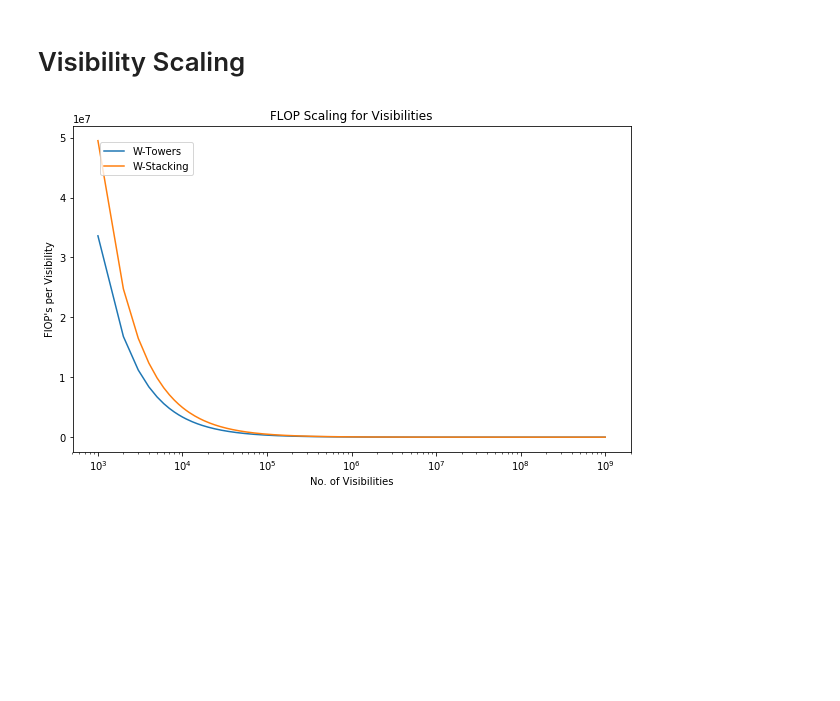
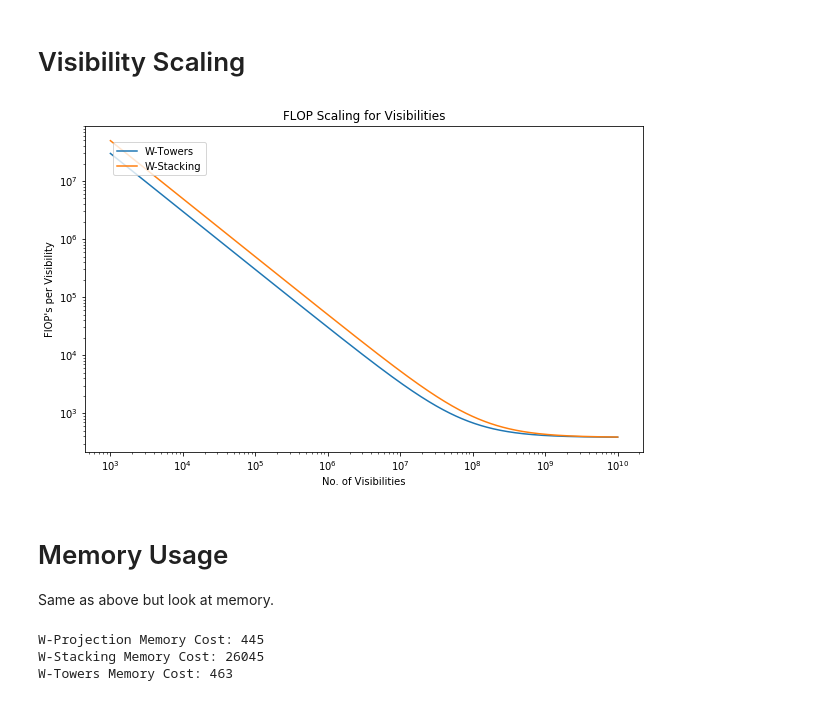
Before and after one commit to KentJames/Radio-Gridders, a Jupyter notebook: doc/complexity-analysis.ipynb, the cells around one changed output. Saved outputs shown, nothing was run; the diff lists cells and outputs as text; code cells hidden in the pictures; blank space fills up the shorter version.

```diff
--- a/doc/complexity-analysis.ipynb
+++ b/doc/complexity-analysis.ipynb
@@ -285,27 +284,75 @@ plot_flops_for_increase_floors(1, 100, 1, vis_no, grid_size, support_size_stack,
 # %%
 def plot_flops_for_increase_vis(min_vis, max_vis, vis_iter,
                                 subgrid_size, grid_size, support_size, floors):
 
     arr_vis = np.arange(min_vis, max_vis, vis_iter)
     margin_size = np.floor((support_size + 1)/2)
 
     chunk_count = calculate_chunks(grid_size, margin_size, subgrid_size)
 
     flops_towers = vflopstower(arr_vis, grid_size, support_size, subgrid_size, chunk_count, floors) / arr_vis
     flops_wstack = vflopsstack(arr_vis, grid_size, support_size, chunk_count, floors) / arr_vis
 
 
     plt.plot(arr_vis, flops_towers, label='W-Towers')
     plt.plot(arr_vis, flops_wstack, label='W-Stacking')
     plt.xlabel('No. of Visibilities')
     plt.xscale('log')
     plt.ylabel('FlOP\'s per Visibility')
     plt.yscale('log')
     plt.title('FLOP Scaling for Visibilities')
     plt.legend(bbox_to_anchor=(0.05, 0.95), loc=2, borderaxespad=0.)
     plt.savefig("visibility_scaling.pdf")
     plt.show()
 
-plot_flops_for_increase_vis(1000,1e9,1000,128, grid_size, support_size, 100)
+plot_flops_for_increase_vis(1000,10e9,100000,128, grid_size, support_size_stack, 100)
 # %% [output]
-[figure, old version]
+[figure, new version]
+# %% [markdown]
+# Memory Usage
+
+Same as above but look at memory.
+# %%
+def memory_cost_vis(n_vis):
+    return n_vis * 40
+
+def memory_cost_support(n_s, n_f):
+    return np.square(n_s) * n_f
+
+def memory_cost_grid_wproj(n_g):
+    return np.square(n_g) * 16
+
+def memory_cost_grid_wstack(n_g, n_f):
+    return np.square(n_g) * n_f * 16
+
+def memory_cost_grid_wtowers(n_sg, n_c):
+    return np.square(n_sg) * n_c * 16
+
+def memory_cost_wcorrect_wstack(n_g):
+    return np.square(n_g) * 16
+
+def memory_cost_wcorrect_wtowers(n_sg):
+    return np.square(n_sg) * 16
+
+def calculate_memory_wproj(n_vis, n_g, n_s, n_f):
+    return (memory_cost_vis(n_vis) + memory_cost_support(n_s, n_f) + memory_cost_grid_wproj(n_g))/(1024 ** 2)
+
+def calculate_memory_stack(n_vis, n_g, n_s, n_f):
+    return (memory_cost_vis(n_vis) + memory_cost_support(n_s, n_f) + memory_cost_grid_wstack(n_g,n_f)
+            + memory_cost_wcorrect_wstack(n_g))/(1024 ** 2)
+
+def calculate_memory_towers(n_vis, n_g, n_sg, n_s, n_c, n_f):
+    return (memory_cost_vis(n_vis) + memory_cost_support(n_s, n_f) + memory_cost_grid_wtowers(n_sg, n_c)
+           + memory_cost_wcorrect_wtowers(n_sg))/(1024 ** 2)
+
+vcalc_memory_wproj = np.vectorize(calculate_memory_wproj)
+vcalc_memory_stack = np.vectorize(calculate_memory_stack)
+vcalc_memory_towers = np.vectorize(calculate_memory_towers)
+
+print("W-Projection Memory Cost: %d" % calculate_memory_wproj(vis_no, grid_size, support_size, n_floors))
+print("W-Stacking Memory Cost: %d" % calculate_memory_stack(vis_no, grid_size, support_size, n_floors))
+print("W-Towers Memory Cost: %d" % calculate_memory_towers(vis_no, grid_size, subgrid_size, support_size, chunks, n_floors))
+# %% [output]
+W-Projection Memory Cost: 445
+W-Stacking Memory Cost: 26045
+W-Towers Memory Cost: 463
```
Also changed, not shown: parts of 6 cells of this notebook.
